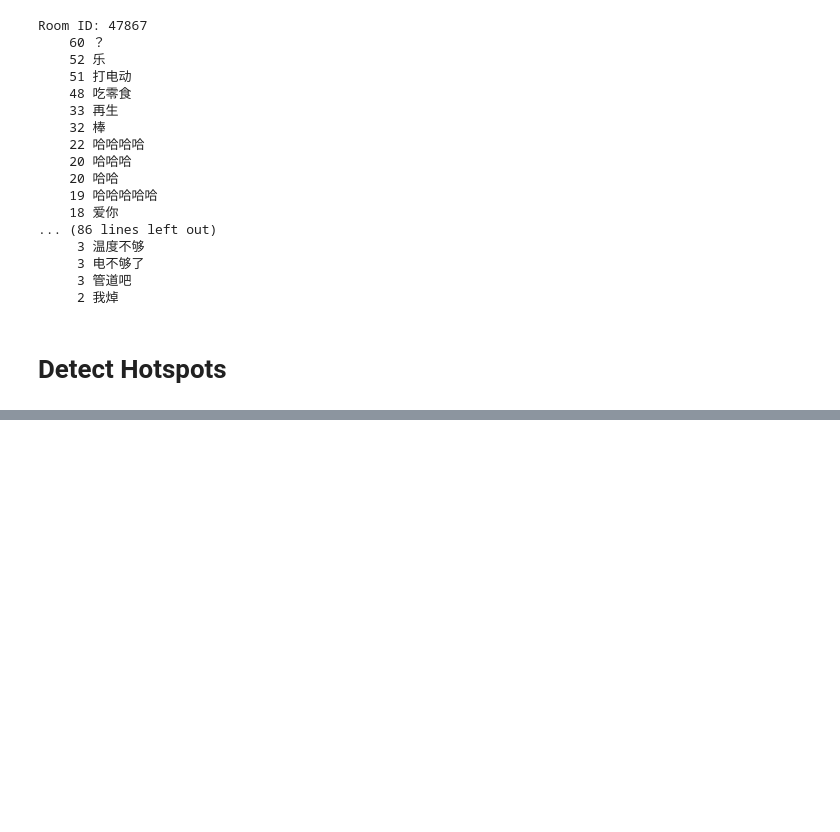
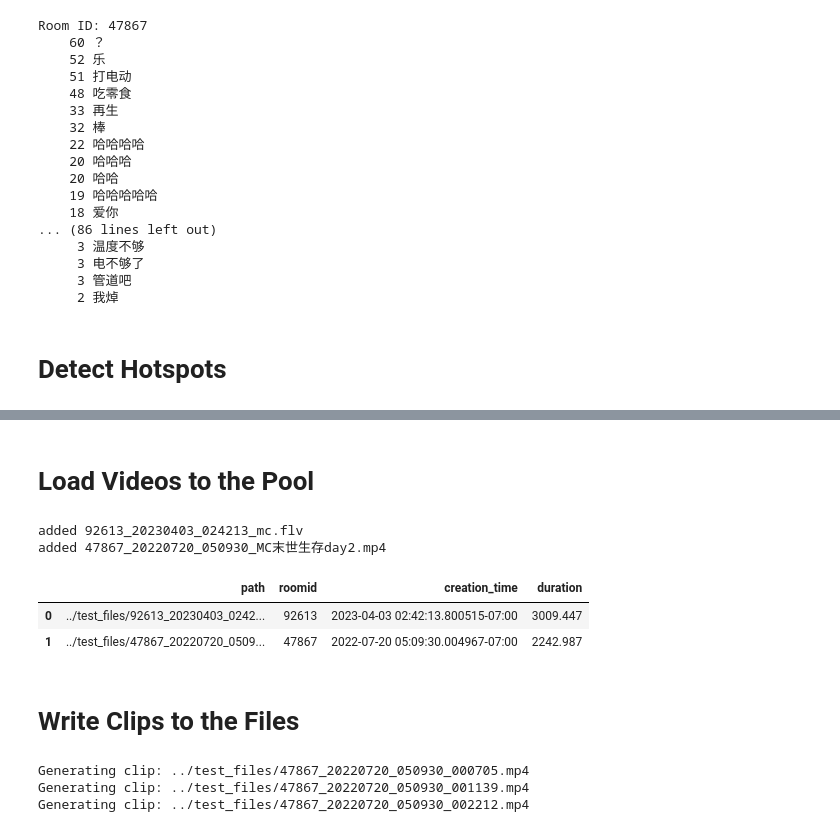
Before and after one commit to y1guo/hotspot-clip, a Jupyter notebook: src/test.ipynb, the cells around one changed output, grey strips where cells are left out. Saved outputs shown, nothing was run; the diff lists cells and outputs as text; code cells hidden in the pictures; blank space fills up the shorter version.

```diff
--- a/src/test.ipynb
+++ b/src/test.ipynb
@@ -151,0 +189,27 @@ Found 41 hotspots
+# %% [markdown]
+# Load Videos to the Pool
+# %%
+dir = "../test_files/"
+# dir = "/mnt/d/Videos/ApixC/apixC_MC终末旅行/footages/20230403/"
+
+video_pool = VideoPool()
+for file in os.listdir(dir):
+    if file.endswith(".flv") or file.endswith(".mp4"):
+        video_pool.add_video(os.path.join(dir, file))
+        print("added {}".format(file))
+video_pool.df
+# %% [output]
+added 92613_20230403_024213_mc.flv
+added 47867_20220720_050930_MC末世生存day2.mp4
+|  | path | roomid | creation_time | duration |
+| 0 | ../test_files/92613_20230403_0242... | 92613 | 2023-04-03 02:42:13.800515-07:00 | 3009.447 |
+| 1 | ../test_files/47867_20220720_0509... | 47867 | 2022-07-20 05:09:30.004967-07:00 | 2242.987 |
+# %% [markdown]
+# Write Clips to the Files
+# %%
+out_dir = "../test_files/"
+video_pool.generate_clips("47867", clips, out_dir)
+# %% [output]
+Generating clip: ../test_files/47867_20220720_050930_000705.mp4
+Generating clip: ../test_files/47867_20220720_050930_001139.mp4
+Generating clip: ../test_files/47867_20220720_050930_002212.mp4
```
Also changed, not shown: parts of 6 cells of this notebook, 1 other file.
